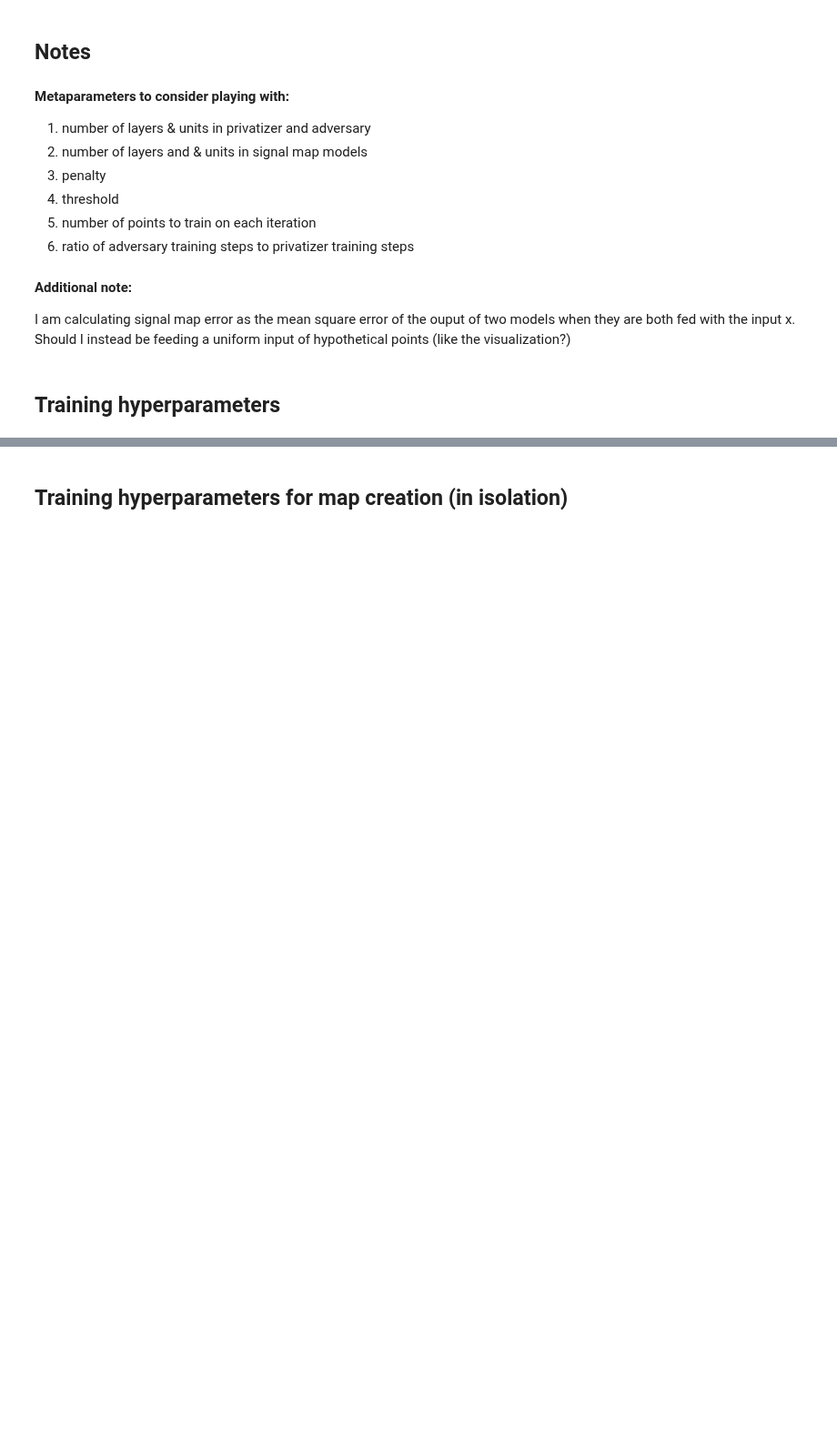
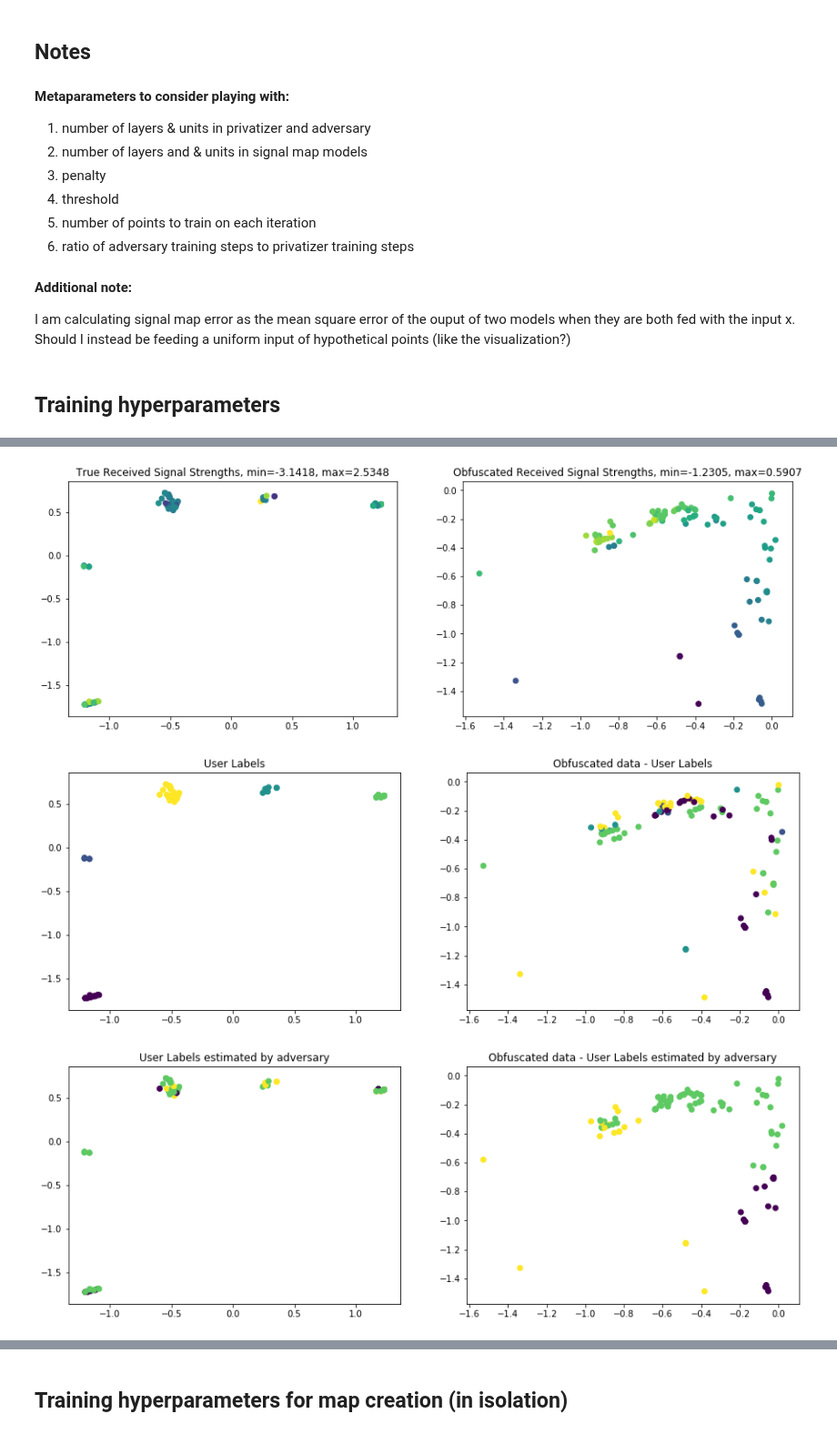
Before and after one commit to lillyclark/privacy-utility, a Jupyter notebook: GAP - Chania Dataset.ipynb, the cells around one changed output, grey strips where cells are left out. Shown at 91% size. Drawn from its saved outputs; the diff is of its cells as text; code cells hidden in the pictures; blank space fills up the shorter version.

Commit message:
okay run, okay plots

```diff
--- a/GAP - Chania Dataset.ipynb
+++ b/GAP - Chania Dataset.ipynb
@@ -163,10 +163,10 @@ def plot_rssi(x, y, sess):
     fig, ax = plt.subplots(1, 2, figsize=(15,5))
 
     ax[0].scatter(xarray[:,3], xarray[:,2], c=xarray[:,1])
-    ax[0].set_title("True Received Signal Strengths")
+    ax[0].set_title("True Received Signal Strengths, min=%.4f, max=%.4f"%(np.min(xarray[:,1]), np.max(xarray[:,1])))
 
     ax[1].scatter(yarray[:,3], yarray[:,2], c=yarray[:,1])
-    ax[1].set_title("Obfuscated Received Signal Strengths")
+    ax[1].set_title("Obfuscated Received Signal Strengths, min=%.4f, max=%.4f"%(np.min(yarray[:,1]), np.max(yarray[:,1])))
 # %%
 def plot_users(x, y, z, trueusers, sess):
     xarray = x.eval(session=sess)
@@ -200,9 +200,9 @@ def plot_maps(inputmodel, outputmodel, sess):
     fig, ax = plt.subplots(1, 2, figsize=(15, 5))
 
     ax[0].scatter(testpoints[:,1], testpoints[:,0], c=inputmap[:,0])
-    ax[0].set_title("Map created from True Data")
+    ax[0].set_title("Map created from True Data, min=%.4f, max=%.4f"%(np.min(inputmap[:,0]), np.max(inputmap[:,0])))
     ax[1].scatter(testpoints[:,1], testpoints[:,0], c=outputmap[:,0])
-    ax[1].set_title("Map created from Obfuscated Data")
+    ax[1].set_title("Map created from Obfuscated Data, min=%.4f, max=%.4f"%(np.min(outputmap[:,0]), np.max(outputmap[:,0])))
 # %%
 def plot_results():
     plot_rssi(x, y, sess)
@@ -234,7 +234,7 @@ def train_GAP(privscope, adscope, priv_nlayers, priv_nunits, ad_nlayers, ad_nuni
     f.write("%d layers with %d units in the adversary\n"%(ad_nlayers, ad_nunits))
     f.write("%d layers with %d units in the map model, trained for %d epochs\n"%(map_nlayers, map_nunits, map_epochs))
     f.write("utility distortion penalty of %d\n"%(penalty_value))
-    f.write("minimum acceptable distortion of %.2f\n"%(threshold_value))
+    f.write("minimum acceptable distortion of %.4f\n"%(threshold_value))
     f.write("train on %d samples\n"%(samplesize))
     f.write("try %d iterations\n\n"%(n_iterations))
 
@@ -401,7 +401,7 @@ def train_GAP(privscope, adscope, priv_nlayers, priv_nunits, ad_nlayers, ad_nuni
     f.close()
     os.system("printf '\a'")
 
-    show_viz = False
+    show_viz = True
     if show_viz:
         plot_rssi(x, y, sess)
         plot_users(x, y, z, trueusers, sess)
@@ -415,15 +415,15 @@ priv_nunits = 8
 ad_nlayers = 2
 ad_nunits = 8
 
-map_nlayers = 2 # keep
-map_nunits = 4 # keep
-map_epochs = 200 # keep
-penalty_value = 5 # keep
-threshold_value = 0.0001 # keep
-samplesize = 300 # keep
-n_iterations = 100 # keep
+map_nlayers = 2
+map_nunits = 4
+map_epochs = 200
+# 10 steps per epoch
+samplesize = 100
 
-scope_iter = 12 # REMOVE AFTER NEXT RUN
+penalty_value = 5
+threshold_value = 0.0001
+n_iterations = 100
 
 privscope = "priv"+str(scope_iter)
 adscope = "ad"+str(scope_iter)
@@ -452,0 +453,3 @@ Iterations: 99   Adversary loss: 1.0013  Privatizer loss: -0.9941
+[figure, added]
+[figure, added]
+[figure, added]
```
Also changed, not shown: parts of 5 cells of this notebook.
